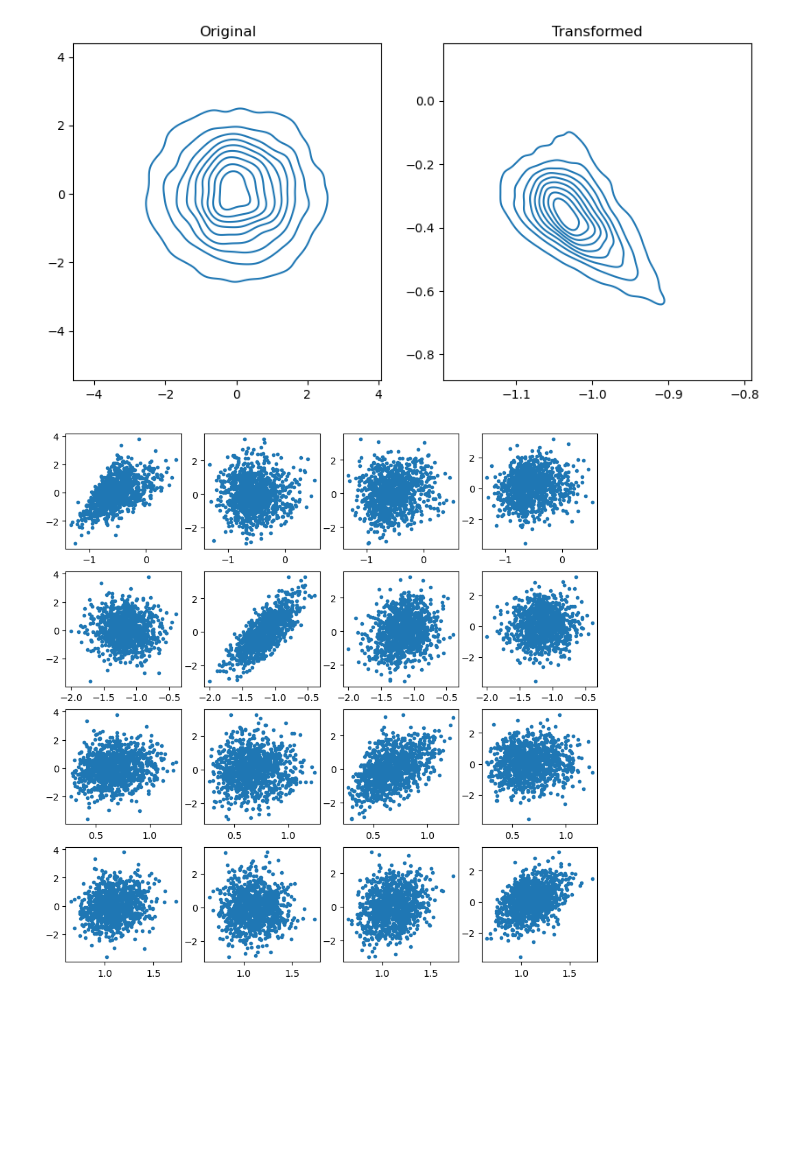
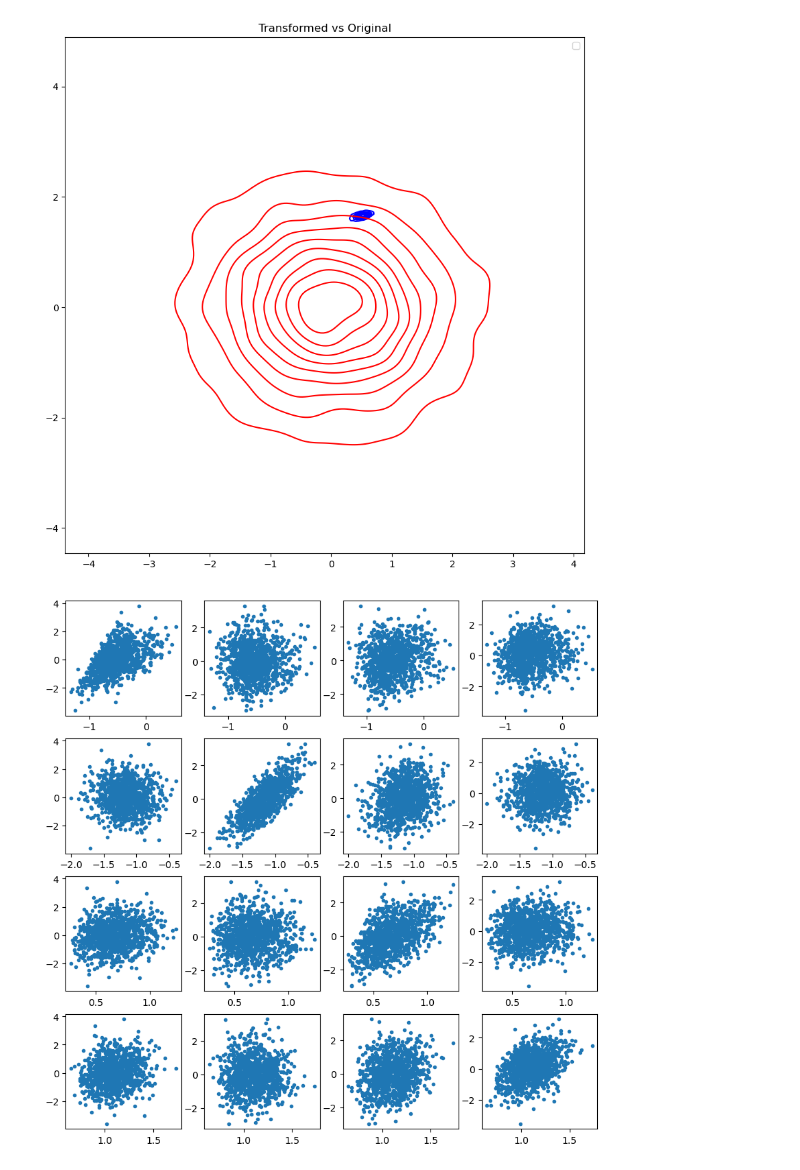
Before and after one commit to nathanieljevans/hypernet, a Jupyter notebook: notebooks/08_calibration_of_pz.ipynb, the cells around one changed output. Saved outputs shown, nothing was run; the diff lists cells and outputs as text; code cells hidden in the pictures; blank space fills up the shorter version.

```diff
--- a/notebooks/08_calibration_of_pz.ipynb
+++ b/notebooks/08_calibration_of_pz.ipynb
@@ -84,24 +140,21 @@ utils.plot1d(x,y,y_true,true_lcb,true_ucb, x2=x, yhat=yhat, plot_ci=False)
 # %%
 zn = torch.randn(5000, 2)
 
 zz = hnet.normalizing_flow(zn)
 
-# plot the two distributions
 
-import seaborn as sbn
-
-f,axes = plt.subplots(1,2, figsize=(10,5))
+f,axes = plt.subplots(1,1, figsize=(10,10))
 
 # contour plot of the two distributions
-sbn.kdeplot(x=zz[:,0].detach().cpu().numpy(), y=zz[:,1].detach().cpu().numpy(), ax=axes[1])
-sbn.kdeplot(x=zn[:,0].detach().cpu().numpy(), y=zn[:,1].detach().cpu().numpy(), ax=axes[0])
+sbn.kdeplot(x=zz[:,0].detach().cpu().numpy(), y=zz[:,1].detach().cpu().numpy(), color='blue', label='Transformed')
+sbn.kdeplot(x=zn[:,0].detach().cpu().numpy(), y=zn[:,1].detach().cpu().numpy(), color='red', label='Original')
 
-axes[0].set_title('Original')
-axes[1].set_title('Transformed')
+plt.legend()
+plt.title('Transformed vs Original')
 
 plt.show()
 # %% [output]
-[figure, old version]
+[figure, new version]
 # %%
 
 
```
Also changed, not shown: parts of 6 cells of this notebook, 3 other files.
